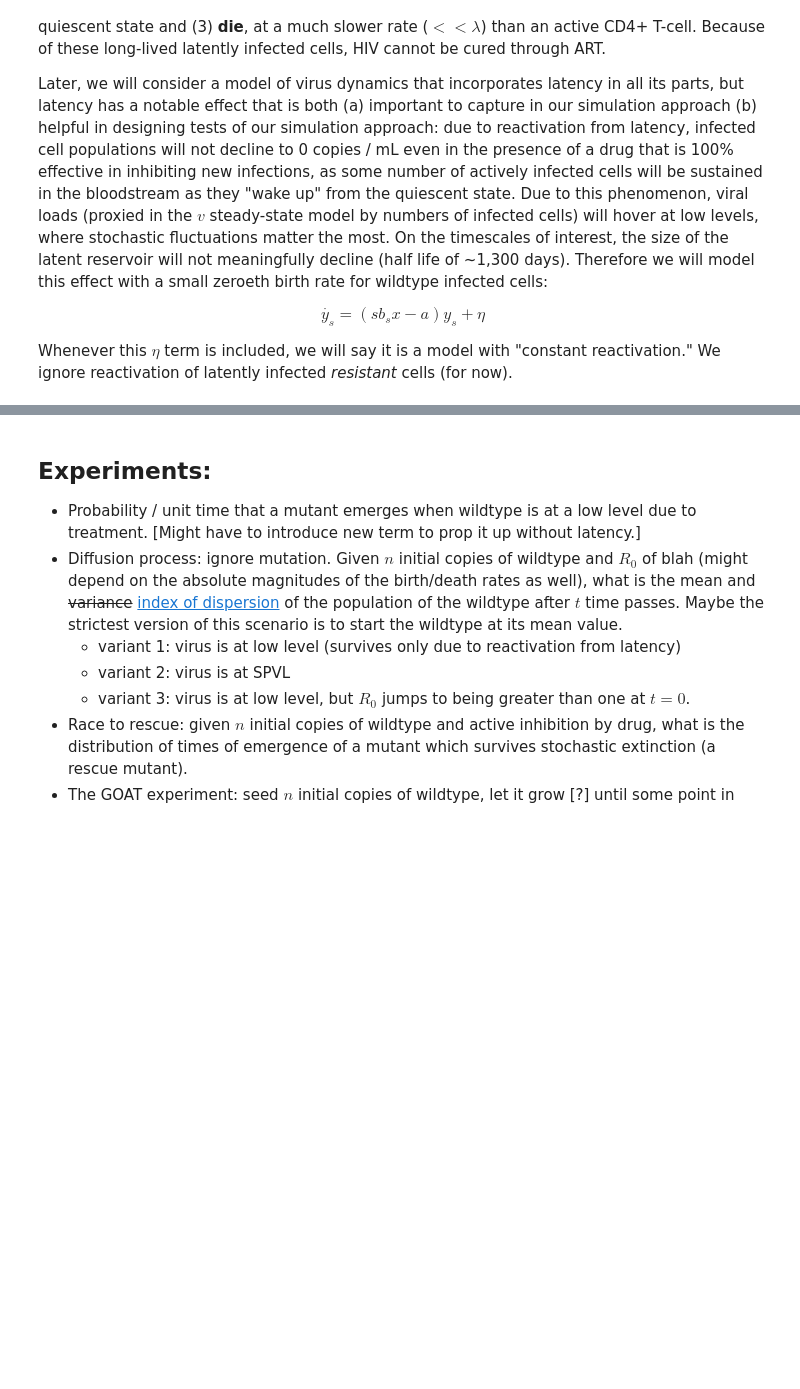
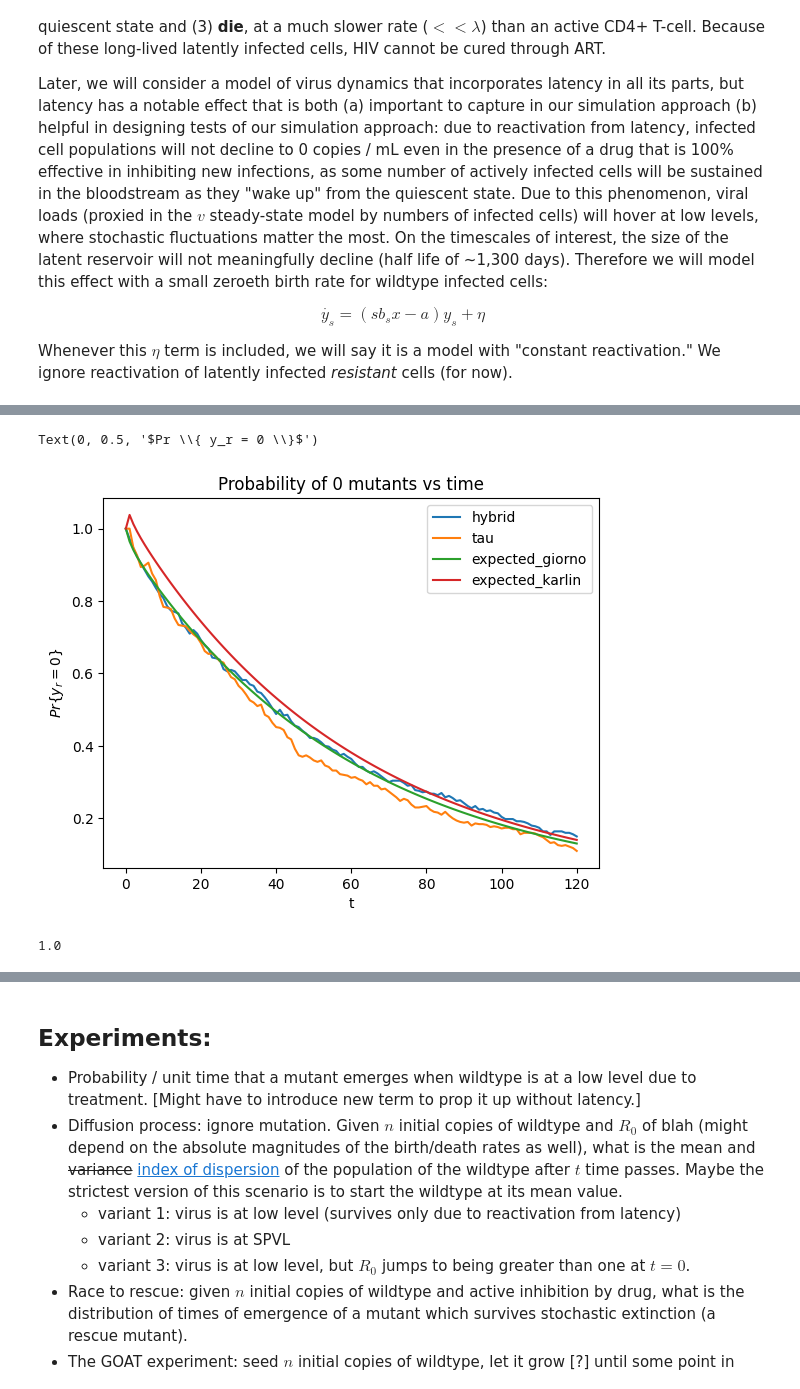
Before and after one commit to tanderson11/hybrid, a Jupyter notebook: virusdynamics.ipynb, the cells around one changed output, grey strips where cells are left out. Cells and saved outputs as stored; diff of their text form; code cells hidden in the pictures; blank space fills up the shorter version.

```diff
--- a/virusdynamics.ipynb
+++ b/virusdynamics.ipynb
@@ -194,0 +309,43 @@ Evaluating expression: eta => 50000.0
+# %%
+# Giorno and Nobile (20):
+
+def p00_giorno(t, birth_rate, death_rate, immigration_rate):
+    l = birth_rate
+    mu = death_rate
+    v = immigration_rate
+
+    inside_brackets = (l - mu)/(l * np.exp((l-mu)*(t)) - mu)
+    p00 = inside_brackets**(v/l)
+    return p00
+# %%
+hybrid_fraction = ((hybrid_df == 0).sum(axis=1) / len(hybrid_df.columns))
+tau_fraction = ((tau_df == 0).sum(axis=1) / len(tau_df.columns))
+
+
+def p00(t, mu, l, beta):
+    sigma = l/mu * np.exp(-(mu - l) * t)
+    #print(sigma[:5])
+    #print(np.log(1 - l/mu) + np.log(1 - sigma)[:5])
+    #print(((mu - l) * t)[:5])
+    log_p00 = -beta * (np.log(1 - l/mu) + np.log(1 - sigma)) - (mu - l) * beta * t
+    #print(log_p00[:5])
+    return np.exp(log_p00)
+
+probability = p00(t_eval, 1.5, 1.0, 0.05/1.5)
+probability[0] = 1.0
+
+probability_g = p00_giorno(t_eval, 1.5, 1.0, 0.05)
+probability_g[0] = 1.0
+
+
+ax = pd.DataFrame(data={'hybrid': hybrid_fraction, 'tau':tau_fraction, 'expected_giorno': probability_g, 'expected_karlin':probability}).plot()
+ax.set_title('Probability of 0 mutants vs time')
+ax.set_xlabel('t')
+ax.set_ylabel('$Pr \{ y_r = 0 \}$')
+# %% [output]
+Text(0, 0.5, '$Pr \\{ y_r = 0 \\}$')
+[figure, added]
+# %%
+p00(2.5985659682605218, 1.5, 1.0, 0.05/1.5)
+# %% [output]
+1.0
```
Also changed, not shown: parts of 28 cells of this notebook, 1 other file.
